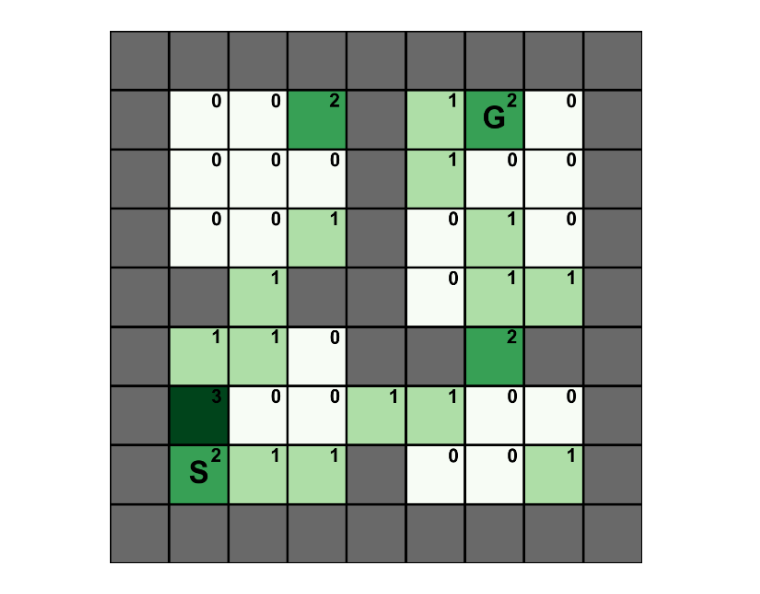
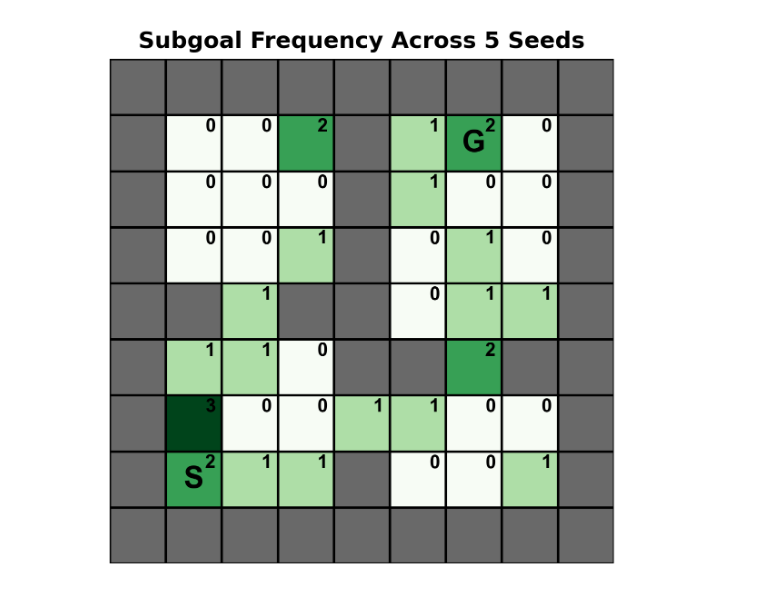
Before and after one commit to oliverdiamond/aux-task-discovery, a Jupyter notebook: aux_task_discovery/plots/subgoal_frequency.ipynb, the cells around one changed output. Cells and saved outputs as stored; diff of their text form; code cells hidden in the pictures.

```diff
--- a/aux_task_discovery/plots/subgoal_frequency.ipynb
+++ b/aux_task_discovery/plots/subgoal_frequency.ipynb
@@ -31,6 +31,7 @@ obs_size = gridworld_env.unwrapped.observation_space.shape[0]
 
 # Get the total number of times each subgoal was preserved across all runs in the sweep
 subgoal_counts = [0 for _ in range(obs_size)]
+n_runs = 0
 for run in sweep_runs:
     run_is_valid = True
     for param in EXP_PARAMS:
@@ -42,6 +43,7 @@ for run in sweep_runs:
             run_is_valid = False
             break
     if run_is_valid:
+        n_runs += 1
         for i in range(n_aux_tasks):
             subgoal_idx = run.summary[f'aux_{i+1}_subgoal']
             subgoal_counts[subgoal_idx] += 1
@@ -54,7 +56,7 @@ subgoal_counts = np.array(subgoal_counts).reshape(dim, dim)
 norm_subgoal_counts = subgoal_counts / np.max(subgoal_counts)
 
 # Create the figure and axis
-fig, ax = plt.subplots(dpi=300, figsize=(5,5))
+fig, ax = plt.subplots(dpi=300)
 
 # Create a colormap object
 cmap = mpl.colormaps.get_cmap('Greens')
@@ -73,31 +75,34 @@ for i in range(dim+2):
             if gridworld_env.unwrapped.is_obstacle((grid_i,grid_j)):
                 color = 'dimgrey'
             else:
                 # Regular cell color corresponds to total number of times the subgoal was preserved
                 color = cmap(norm_subgoal_counts[grid_i,grid_j])
                 # Add text for number of times the subgoal was preserved
                 if (grid_i,grid_j) in [gridworld_env.unwrapped.start_pos, gridworld_env.unwrapped.goal_pos]:
                     ax.text(j+0.8, dim + 1 - i + 0.8, subgoal_counts[grid_i,grid_j], fontsize=10, fontweight='bold', fontname='Arial', ha='center', va='center')
                 else:
                     ax.text(j+0.8, dim + 1 - i + 0.8, subgoal_counts[grid_i,grid_j], fontsize=10, fontweight='bold', fontname='Arial', ha='center', va='center')
             # Add text for start position
             if (grid_i,grid_j) == gridworld_env.unwrapped.start_pos:
                 ax.text(j+0.5, dim + 1 - i + 0.5, 'S', fontsize=16, fontweight='bold', fontname='Arial', ha='center', va='center')
             # Add text for goal position
             if (grid_i,grid_j) == gridworld_env.unwrapped.goal_pos:
                 ax.text(j+0.5, dim + 1 - i + 0.5, 'G', fontsize=16, fontweight='bold', fontname='Arial', ha='center', va='center')
         # Create a rectangle
         rect = patches.Rectangle((j, dim + 1 - i), 1, 1, facecolor=color, edgecolor='black', linewidth=1.25)
         # Add the rectangle to the plot
         ax.add_patch(rect)
 # Set the limits and aspect ratio
 ax.set_xlim(0, dim+2)
 ax.set_ylim(0, dim+2)
 ax.set_aspect('equal')
 
+# Set the title
+ax.set_title(f'Subgoal Frequency Across {n_runs} Seeds', fontsize=12, fontweight='bold')
+
 # Remove the axes
 ax.axis('off')
 
 plt.show()
 # %% [output]
-[figure, old version]
+[figure, new version]
```
Also changed, not shown: 6 other files.
